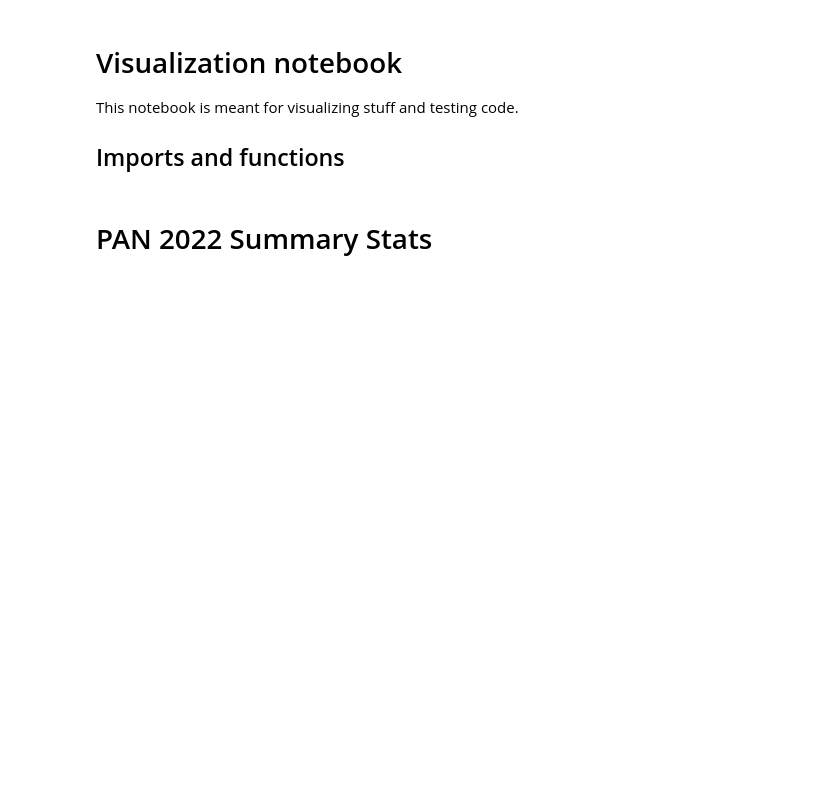
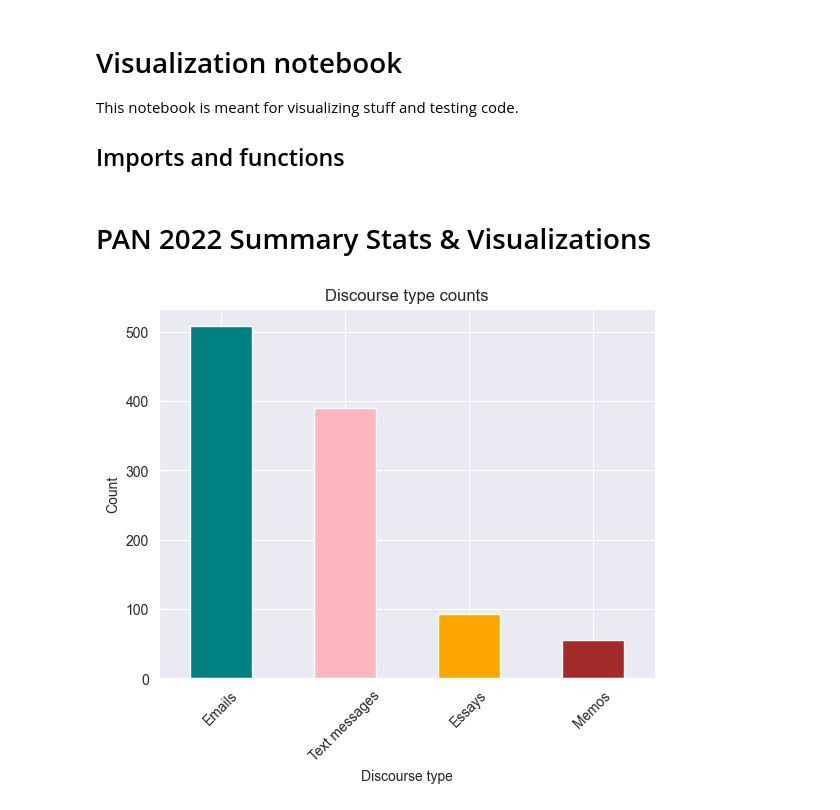
Before and after one commit to eric-sclafani/gram2vec, a Jupyter notebook: gram2vec/visualize.ipynb, the cells around one changed output. Cells and saved outputs as stored; diff of their text form; code cells hidden in the pictures; blank space fills up the shorter version.

```diff
--- a/gram2vec/visualize.ipynb
+++ b/gram2vec/visualize.ipynb
@@ -19,7 +21,7 @@ from collections import defaultdict, Counter
 from gram2vec.featurizers import GrammarVectorizer
 warnings.filterwarnings("ignore", category=FutureWarning)
 # %% [markdown]
-# PAN 2022 Summary Stats
+# PAN 2022 Summary Stats & Visualizations
 # %%
 @dataclass
 class Author:
@@ -126,0 +95,22 @@ Max # of docs: {author_max}""")
+# %%
+
+data = load_json("data/pan22/preprocessed/preprocessed_data.json")
+all_authors = create_author_list(data)
+
+avg_tokens_per_doc, std_tokens_per_doc = get_doc_token_stats(all_authors)
+
+df = make_author_df(all_authors)
+# %%
+sns.set_style("darkgrid")
+
+dtype_df = df[["Emails", "Text messages", "Essays", "Memos"]].sum()
+dtype_df.plot.bar(color=["teal", "lightpink", "orange", "brown"])
+plt.title("Discourse type counts")
+plt.xlabel("Discourse type")
+plt.ylabel("Count")
+plt.xticks(rotation=45)
+
+#! ADD AVG DISCOURSE TYPE TOKEN COUNT UNDER EACH BAR LABEL
+plt.show()
+# %% [output]
+[figure, added]
```
Also changed, not shown: parts of 8 cells of this notebook, 6 other files.
